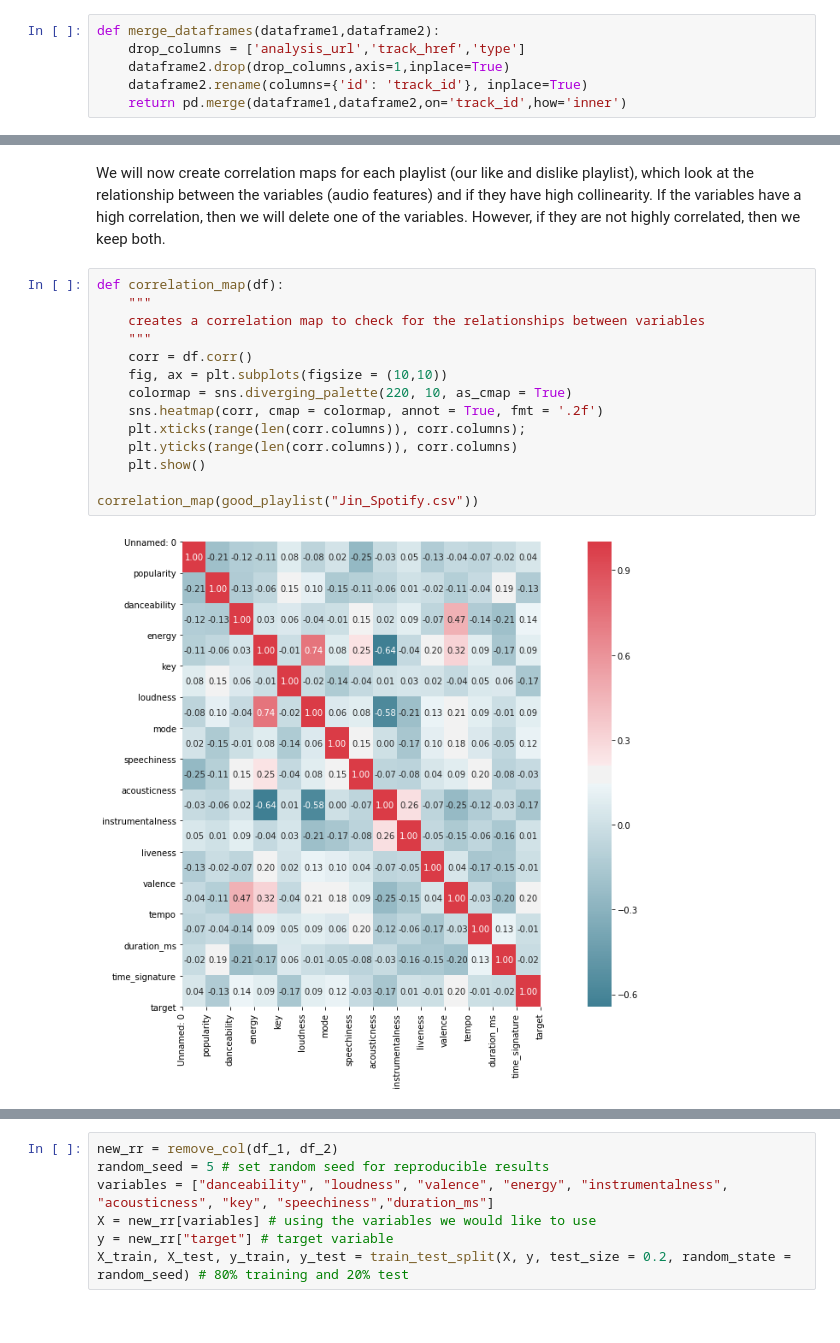
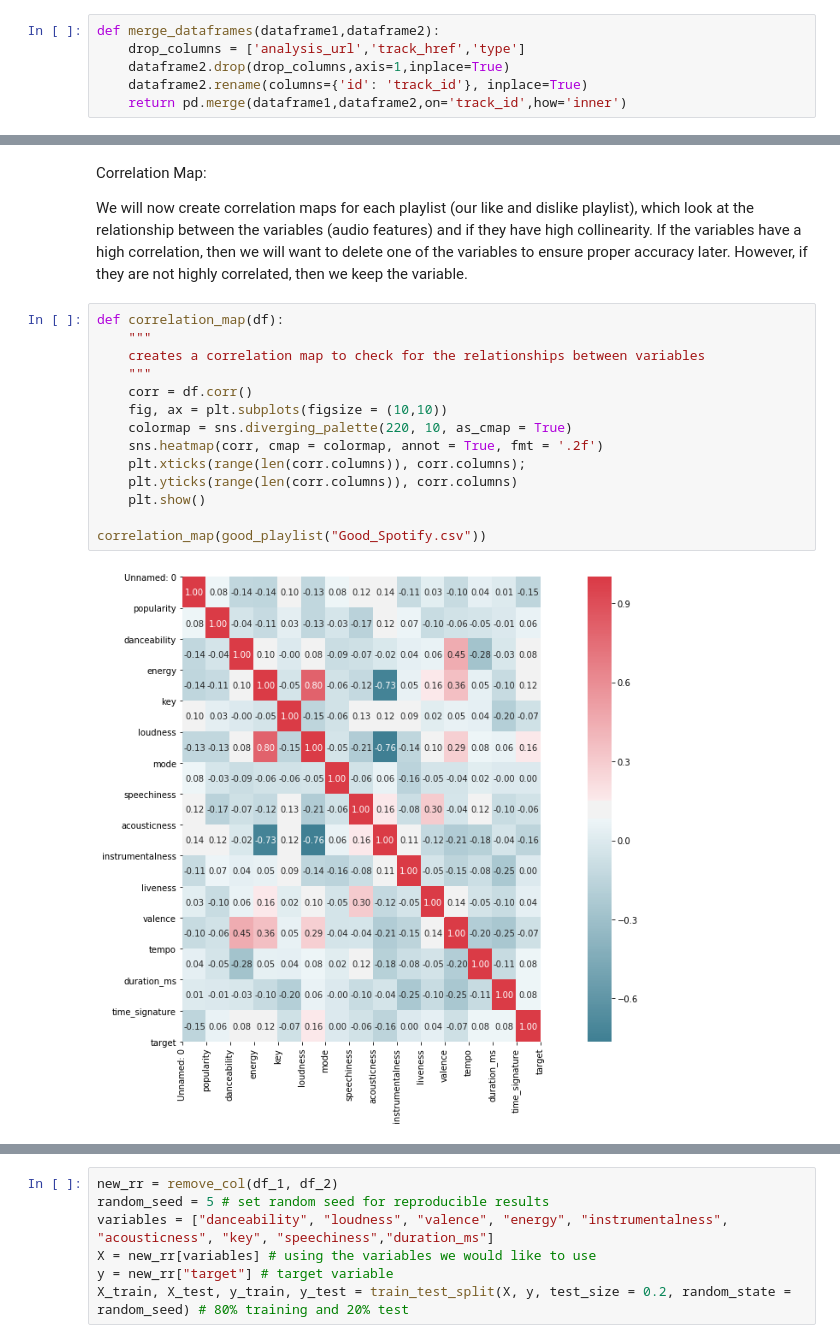
Before and after one commit to btjoajadi/Final_Python_Project, a Jupyter notebook: Spotify_Prediction.ipynb, the cells around one changed output, grey strips where cells are left out. Cells and saved outputs as stored; diff of their text form.

```diff
--- a/Spotify_Prediction.ipynb
+++ b/Spotify_Prediction.ipynb
@@ -172,22 +223,24 @@ bad_playlist('Bad_Spotify.csv')
 100 rows × 20 columns
 # %% [markdown]
-We will now create correlation maps for each playlist (our like and dislike playlist), which look at the relationship between the variables (audio features) and if they have high collinearity. If the variables have a high correlation, then we will delete one of the variables. However, if they are not highly correlated, then we keep both.
+Correlation Map:
+
+We will now create correlation maps for each playlist (our like and dislike playlist), which look at the relationship between the variables (audio features) and if they have high collinearity. If the variables have a high correlation, then we will want to delete one of the variables to ensure proper accuracy later. However, if they are not highly correlated, then we keep the variable.
 # %%
 def correlation_map(df):
     """
     creates a correlation map to check for the relationships between variables
     """
     corr = df.corr()
     fig, ax = plt.subplots(figsize = (10,10))
     colormap = sns.diverging_palette(220, 10, as_cmap = True)
     sns.heatmap(corr, cmap = colormap, annot = True, fmt = '.2f')
     plt.xticks(range(len(corr.columns)), corr.columns);
     plt.yticks(range(len(corr.columns)), corr.columns)
     plt.show()
 
-correlation_map(good_playlist("Jin_Spotify.csv"))
+correlation_map(good_playlist("Good_Spotify.csv"))
 # %% [output]
-[figure, old version]
+[figure, new version]
 # %%
 correlation_map(bad_playlist("Bad_Spotify.csv"))
 # %% [output]
```
Also changed, not shown: parts of 39 cells of this notebook, 1 other file.
